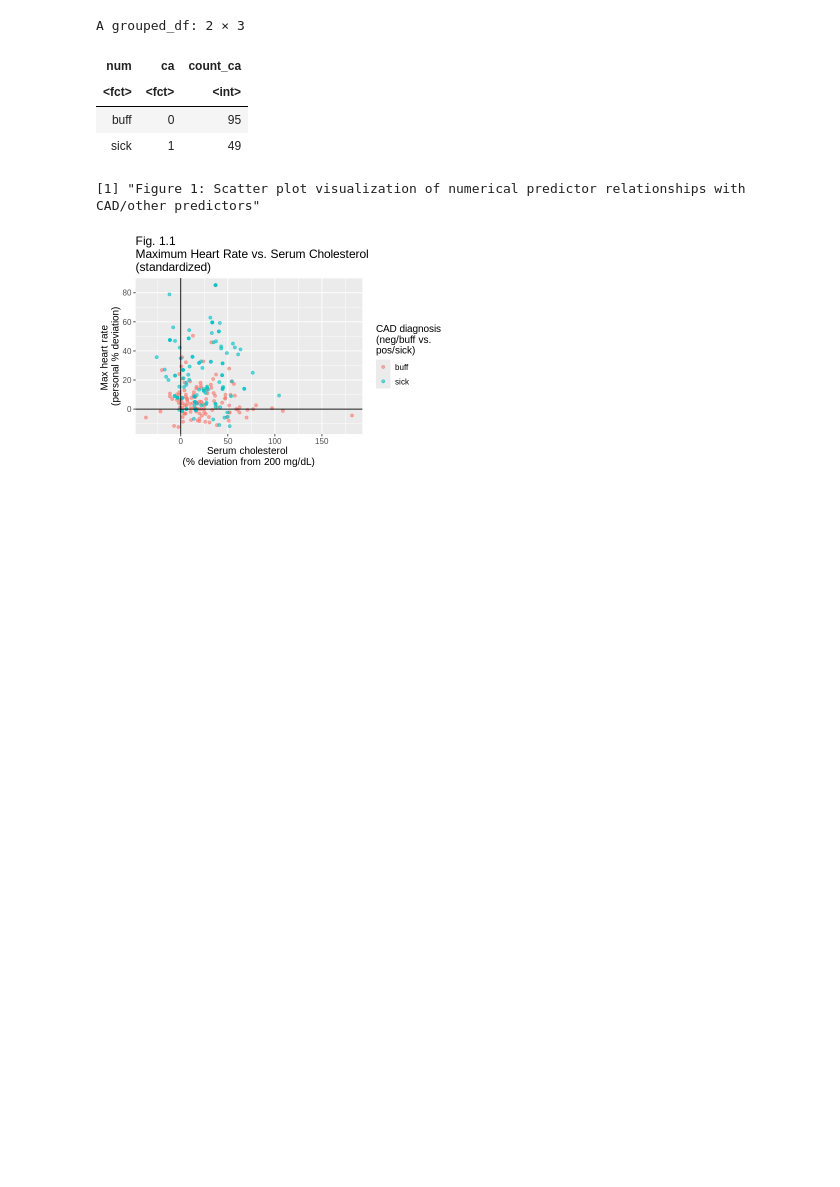
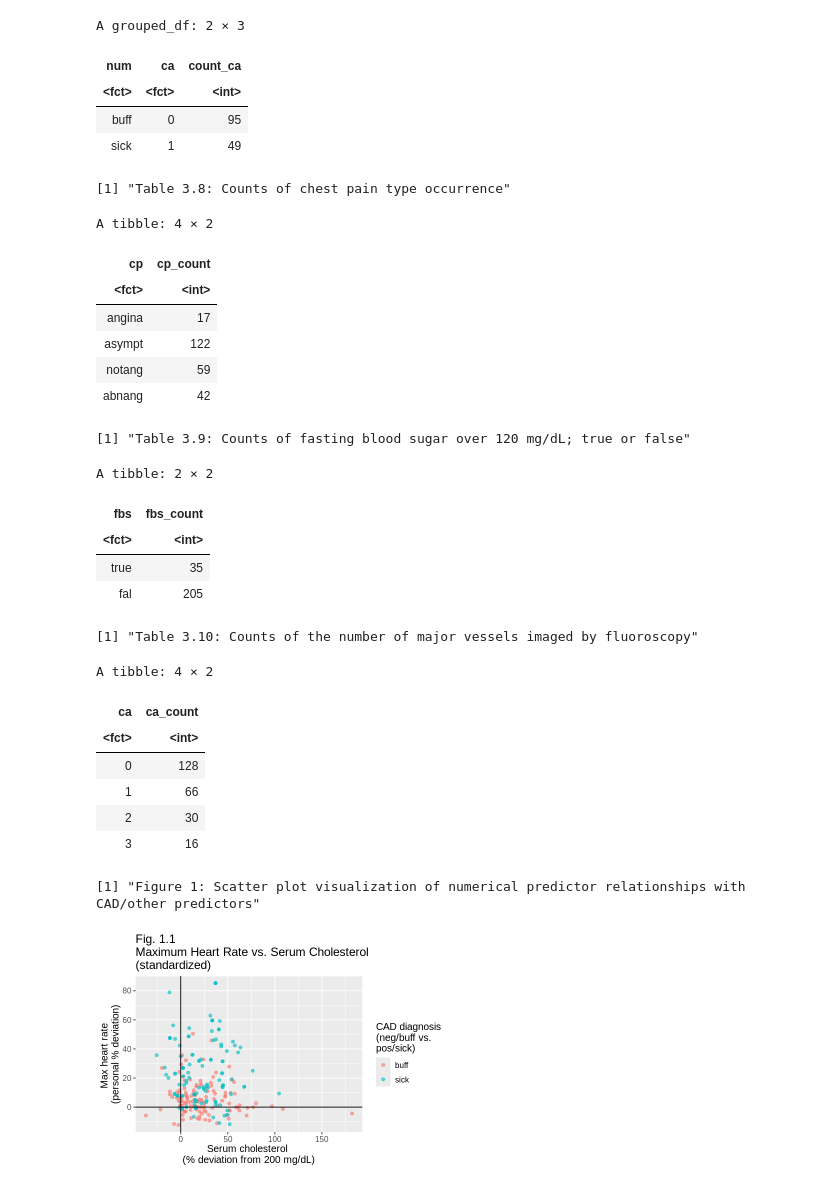
Before and after one commit to JennWan/Group_Project, a Jupyter notebook: newcleveland_2.ipynb, the cells around one changed output. Saved outputs shown, nothing was run; the diff lists cells and outputs as text; code cells hidden in the pictures; blank space fills up the shorter version.

Commit message:
create table to count cp, fbs, ca

```diff
--- a/newcleveland_2.ipynb
+++ b/newcleveland_2.ipynb
@@ -496,6 +496,53 @@ A grouped_df: 2 × 3
 | <fct> | <fct> | <int> |
 | buff | 0 | 95 |
 | sick | 1 | 49 |
+# %%
+# create a table to display the counts for the categories in cp
+exploration_tbl8 <- cleveland_train |>
+    group_by(cp) |>
+    summarize(cp_count = n())
+
+print("Table 3.8: Counts of chest pain type occurrence")
+exploration_tbl8
+
+#create a table to display the counts for fbs over 120 mg/dL; true or false
+exploration_tbl9 <- cleveland_train |>
+    group_by(fbs) |>
+    summarize(fbs_count = n())
+
+print("Table 3.9: Counts of fasting blood sugar over 120 mg/dL; true or false")
+exploration_tbl9
+
+#create a table to display the counts for ca
+exploration_tbl10 <- cleveland_train |>
+    group_by(ca) |>
+    summarize(ca_count = n())
+
+print("Table 3.10: Counts of the number of major vessels imaged by fluoroscopy")
+exploration_tbl10
+# %% [output]
+[1] "Table 3.8: Counts of chest pain type occurrence"
+A tibble: 4 × 2
+| cp | cp_count |
+| <fct> | <int> |
+| angina | 17 |
+| asympt | 122 |
+| notang | 59 |
+| abnang | 42 |
+[1] "Table 3.9: Counts of fasting blood sugar over 120 mg/dL; true or false"
+A tibble: 2 × 2
+| fbs | fbs_count |
+| <fct> | <int> |
+| true | 35 |
+| fal | 205 |
+[1] "Table 3.10: Counts of the number of major vessels imaged by fluoroscopy"
+A tibble: 4 × 2
+| ca | ca_count |
+| <fct> | <int> |
+| 0 | 128 |
+| 1 | 66 |
+| 2 | 30 |
+| 3 | 16 |
 # %%
 # scatter plot visualizations of the relationships of numerical predictors of interest with CAD/each other
 
```
Also changed, not shown: parts of 1 cell of this notebook.
